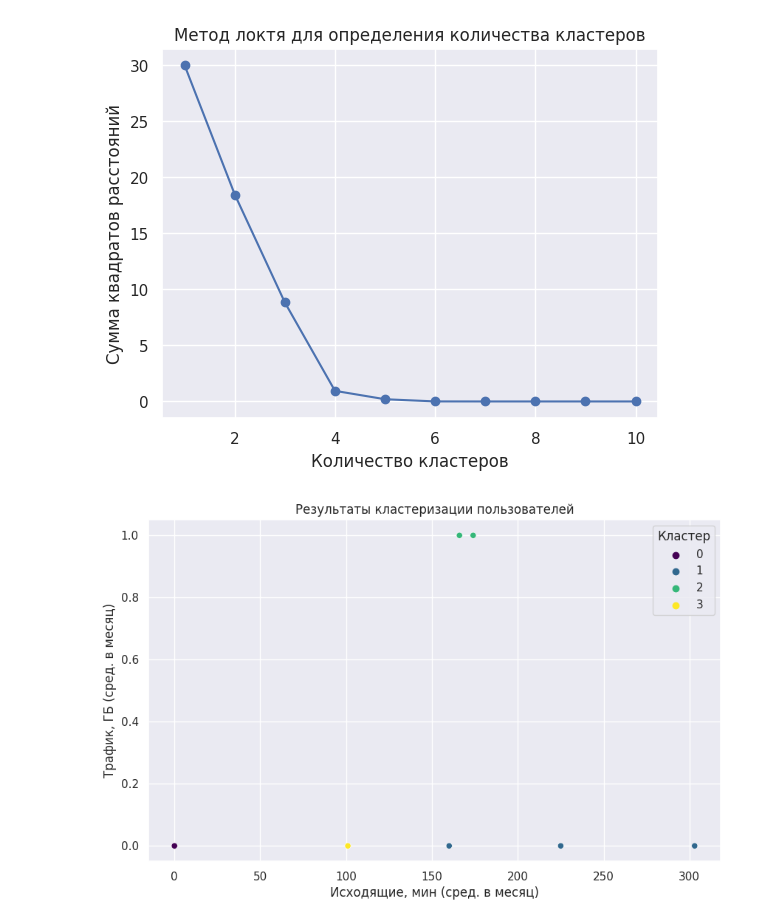
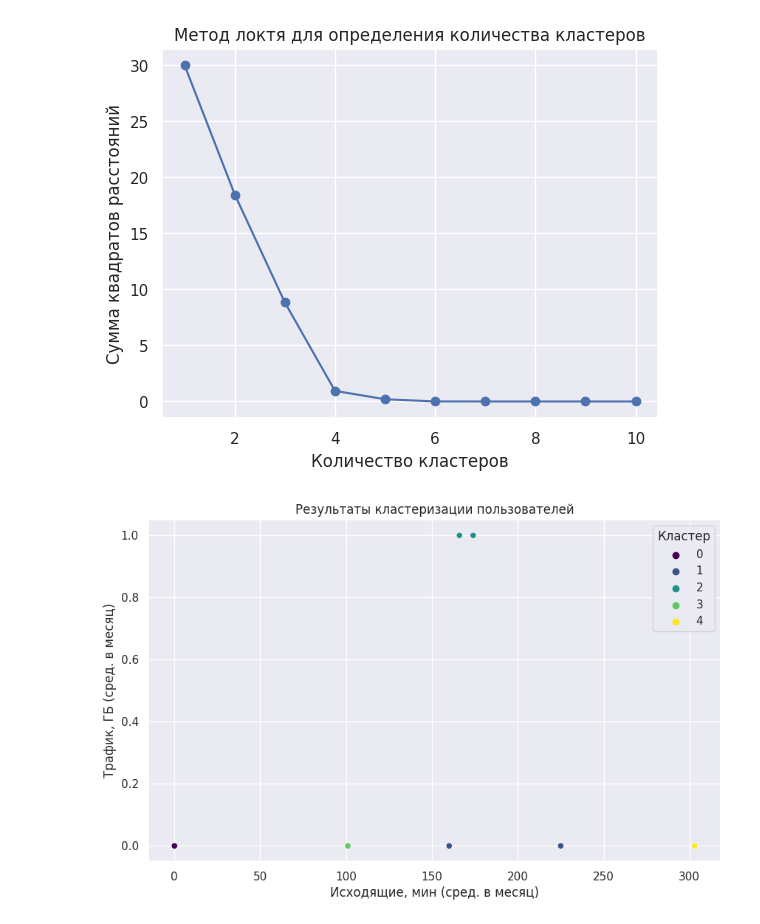
Before and after one commit to 51n1au5k1/A1-CORP, a Jupyter notebook: oprimal_tariff_and_analytics.ipynb, the cells around one changed output. Saved outputs shown, nothing was run; the diff lists cells and outputs as text; code cells hidden in the pictures.

```diff
--- a/oprimal_tariff_and_analytics.ipynb
+++ b/oprimal_tariff_and_analytics.ipynb
@@ -115,3 +269,25 @@ raw_data['Длительность, сек.'] = raw_data.apply(process_duration,
 # %%
-# Проверка результата
-#raw_data.info()
+# Преобразование 'Дата звонка' в datetime
+raw_data['Дата звонка'] = pd.to_datetime(raw_data['Дата звонка'])
+
+# Преобразование 'Номер телефона', 'Кто звонил', и 'Куда звонил' в int
+raw_data['Номер телефона'] = raw_data['Номер телефона'].astype('int64')
+raw_data['Кто звонил'] = raw_data['Кто звонил'].astype('int64')
+
+# Преобразование 'Длительность, сек.' из формата HH:MM:SS в секунды
+def process_duration(row):
+    if 'SMS' in row['Тип звонка'] or not isinstance(row['Длительность, сек.'], str):
+        # Если тип звонка - SMS, или если 'Длительность, сек.' не является строкой, возвращаем значение как есть.
+        # Это предполагает, что для SMS или некоторых других случаев длительность звонка может быть уже в секундах или не применима.
+        return row['Длительность, сек.']
+    else:
+        # В противном случае пытаемся преобразовать HH:MM:SS длительность в секунды.
+        try:
+            h, m, s = row['Длительность, сек.'].split(':')
+            return int(h) * 3600 + int(m) * 60 + int(s)
+        except ValueError:
+            # Если встречается ошибка (например, из-за неправильного формата), возвращаем 0 или другое логичное значение по умолчанию.
+            return 0
+
+# Применение исправленной функции к датафрейму
+raw_data['Длительность, сек.'] = raw_data.apply(process_duration, axis=1)
@@ -253,13 +484,11 @@ outgoing_calls['Длительность, мин'] = outgoing_calls['Длите
 # Группировка по номеру телефона, году и месяцу звонка и расчет суммы длительности звонков за месяц
 monthly_outgoing = outgoing_calls.groupby(['Номер телефона', 'Год звонка', 'Месяц звонка'])['Длительность, мин'].sum().reset_index()
 
-# Расчет среднего значения суммарной длительности звонков в месяц для каждого абонента
-average_monthly_outgoing = monthly_outgoing.groupby('Номер телефона')['Длительность, мин'].mean().reset_index()
+# Расчет среднего значения суммарной длительности звонков в месяц для каждого абонента (округляем до 2 знаков после запятой)
+average_monthly_outgoing = monthly_outgoing.groupby('Номер телефона')['Длительность, мин'].mean().apply(round, 2).reset_index()
 average_monthly_outgoing.rename(columns={'Длительность, мин': 'Исходящие, мин (сред. в месяц)'}, inplace=True)
 
 # Теперь у нас есть DataFrame average_monthly_outgoing с колонками 'Номер телефона' и 'Исходящие, мин (сред. в месяц)'
-# Проверка результата
-#average_monthly_outgoing.head(1)
 # %%
 # Фильтрация данных для получения только интернет-трафика
 internet_traffic = data[data['Тип'] == 'Трафик'].copy()
@@ -479,14 +1012,14 @@ plt.show()
 [figure]
 # %%
 # Применяем K-means с выбранным количеством кластеров
-optimal_clusters = 4  # Примерное оптимальное количество кластеров
+optimal_clusters = 5  # Примерное оптимальное количество кластеров
 kmeans = KMeans(n_clusters=optimal_clusters, n_init=10, random_state=42)  # Явно указываем n_init=10
 user_info['Кластер'] = kmeans.fit_predict(X_scaled)
 
 # Визуализация результатов кластеризации
 plt.figure(figsize=(10, 6))
 sns.scatterplot(data=user_info, x='Исходящие, мин (сред. в месяц)', y='Трафик, ГБ (сред. в месяц)', hue='Кластер', palette='viridis')
 plt.title('Результаты кластеризации пользователей')
 plt.show()
 # %% [output]
-[figure, old version]
+[figure, new version]
```
Also changed, not shown: parts of 63 cells of this notebook, 6 other files.
